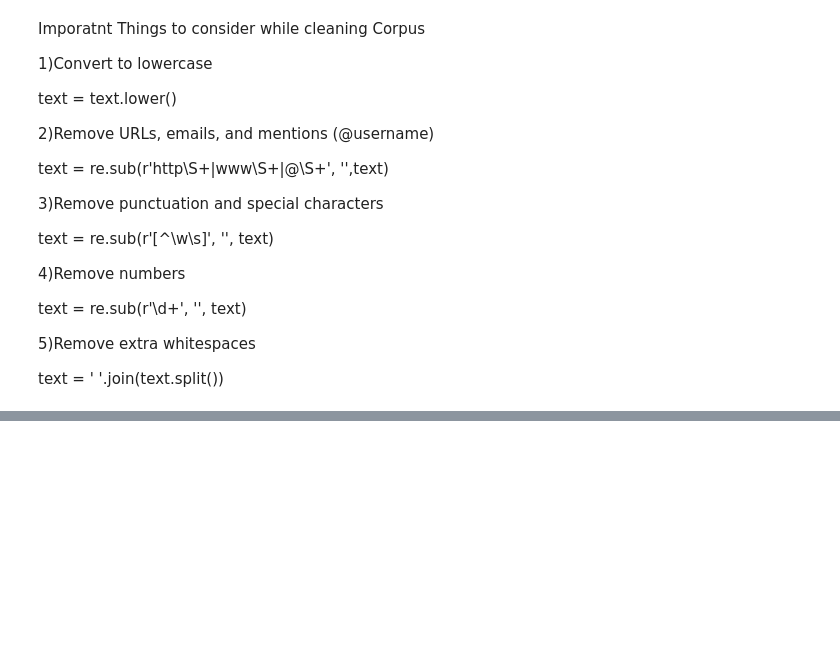
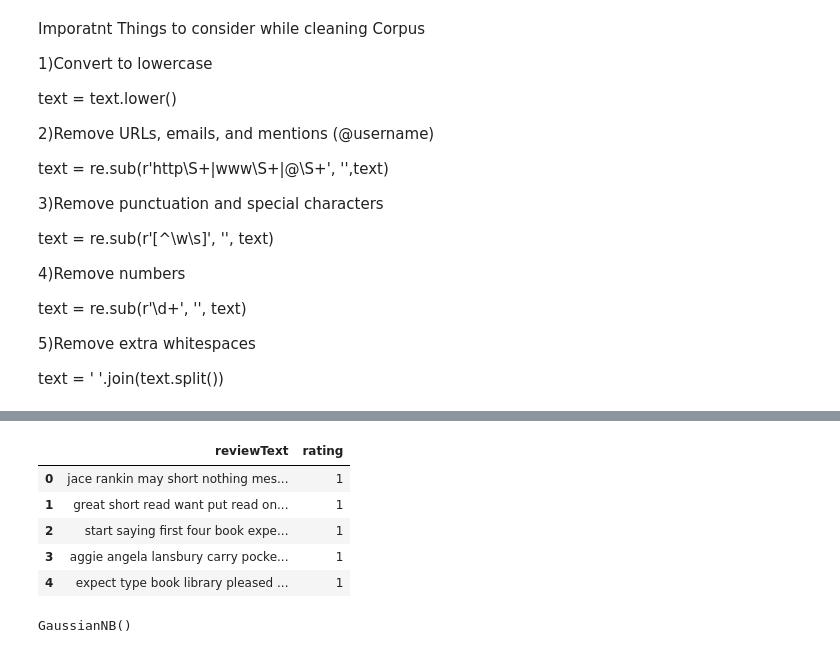
Before and after one commit to yokeswarans/NLP-for-machine-learning, a Jupyter notebook: Kindle_Review_Sentimental_Analaysis.ipynb, the cells around one changed output, grey strips where cells are left out. Drawn from its saved outputs; the diff is of its cells as text; code cells hidden in the pictures; blank space fills up the shorter version.

```diff
--- a/Kindle_Review_Sentimental_Analaysis.ipynb
+++ b/Kindle_Review_Sentimental_Analaysis.ipynb
@@ -227,0 +243,18 @@ data.head()
+# %%
+## lemmatizer
+from nltk.stem import WordNetLemmatizer
+lemmatize=WordNetLemmatizer()
+# %%
+def lemmatize_words(text):
+    return " ".join([lemmatize.lemmatize(word) for word in text.split()])
+# %%
+data['reviewText']=data['reviewText'].apply(lambda x:lemmatize_words(x))
+# %%
+data.head()
+# %% [output]
+|  | reviewText | rating |
+| 0 | jace rankin may short nothing mes... | 1 |
+| 1 | great short read want put read on... | 1 |
+| 2 | start saying first four book expe... | 1 |
+| 3 | aggie angela lansbury carry pocke... | 1 |
+| 4 | expect type book library pleased ... | 1 |
@@ -227,0 +279,8 @@ data.head()
+# %%
+from sklearn.naive_bayes import GaussianNB
+nb_model_bow=GaussianNB()
+nb_model_bow.fit(X_train_bow,y_train)
+nb_model_tfidf=GaussianNB()
+nb_model_tfidf.fit(X_train_tfidf,y_train)
+# %% [output]
+GaussianNB()
```
Also changed, not shown: parts of 19 cells of this notebook.
